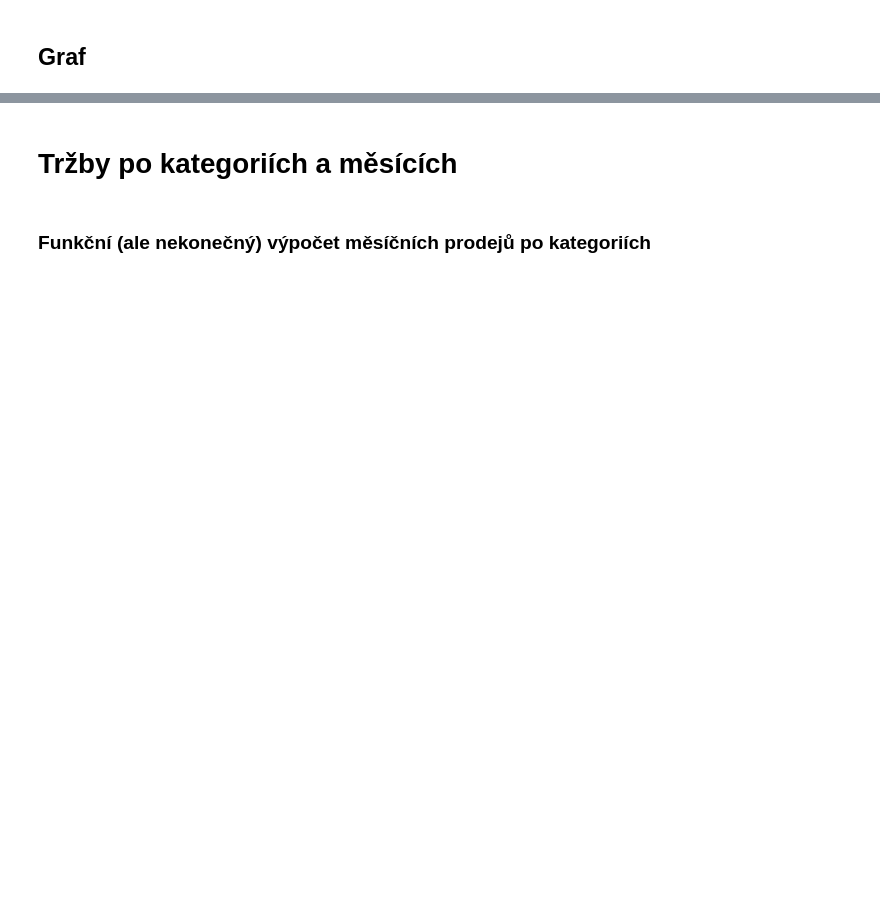
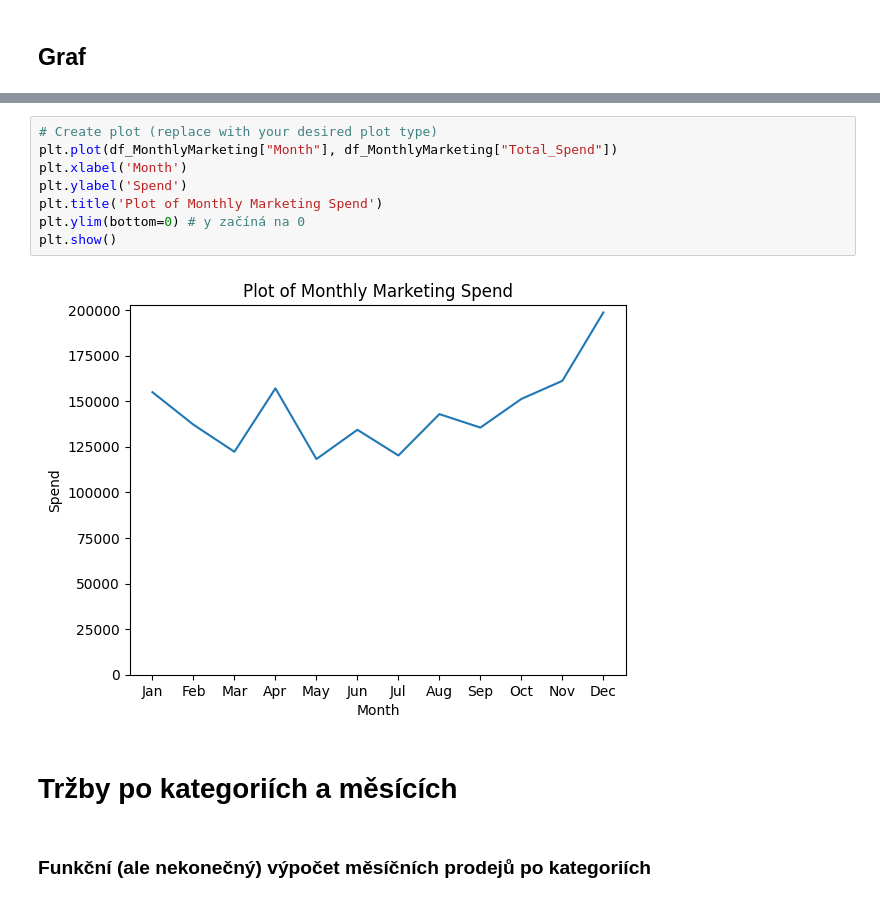
Before and after one commit to reznimat/ppzd_sp, a Jupyter notebook: semestralni_prace.ipynb, the cells around one changed output, grey strips where cells are left out. Cells and saved outputs as stored; diff of their text form; blank space fills up the shorter version.

```diff
--- a/semestralni_prace.ipynb
+++ b/semestralni_prace.ipynb
@@ -195,3 +308,13 @@ plt.show()
+# %%
+# Create plot (replace with your desired plot type)
+plt.plot(df_MonthlyMarketing["Month"], df_MonthlyMarketing["Total_Spend"])
+plt.xlabel('Month')
+plt.ylabel('Spend')
+plt.title('Plot of Monthly Marketing Spend')
+plt.ylim(bottom=0) # y začíná na 0
+plt.show()
+# %% [output]
+[figure, added]
 # %% [markdown]
 # Tržby po kategoriích a měsících
 # %% [markdown]
```
Also changed, not shown: parts of 22 cells of this notebook.
